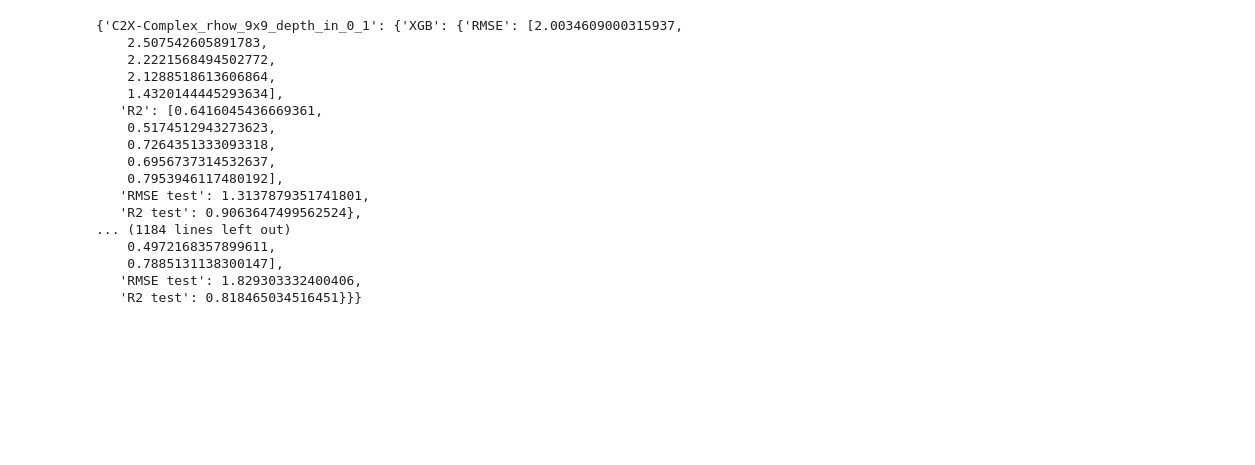
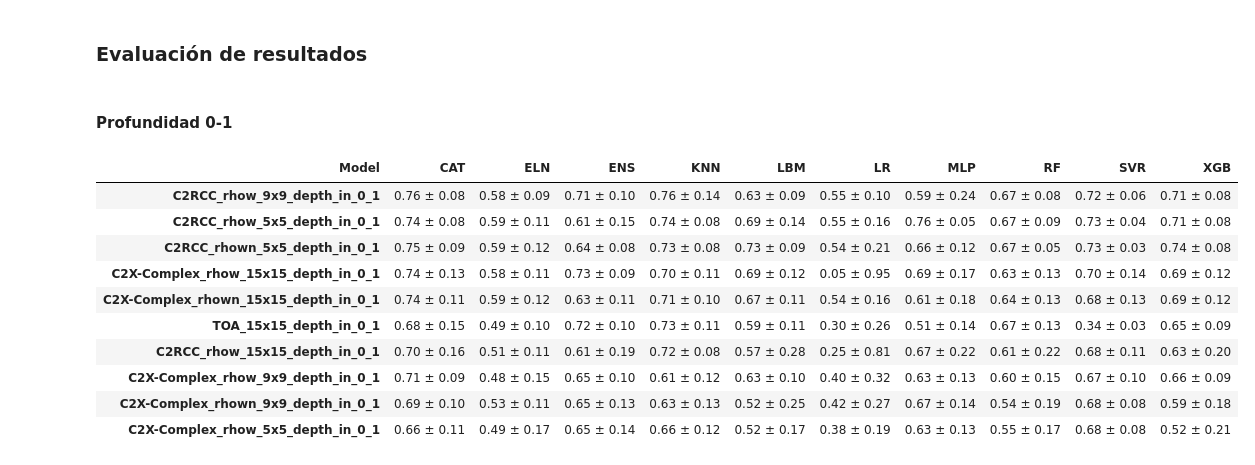
Before and after one commit to Antonio-MI/mar-menor-chl, a Jupyter notebook: Entrenamiento_Final.ipynb, the cells around one changed output. Saved outputs shown, nothing was run; the diff lists cells and outputs as text; code cells hidden in the pictures; blank space fills up the shorter version.

```diff
--- a/Entrenamiento_Final.ipynb
+++ b/Entrenamiento_Final.ipynb
@@ -566,20 +571,57 @@ df_sorted
-# %%
-results
-# %% [output]
-{'C2X-Complex_rhow_9x9_depth_in_0_1': {'XGB': {'RMSE': [2.0034609000315937,
-    2.507542605891783,
-    2.2221568494502772,
-    2.1288518613606864,
-    1.4320144445293634],
-   'R2': [0.6416045436669361,
-    0.5174512943273623,
-    0.7264351333093318,
-    0.6956737314532637,
-    0.7953946117480192],
-   'RMSE test': 1.3137879351741801,
-   'R2 test': 0.9063647499562524},
-... (1184 lines left out)
-    0.4972168357899611,
-    0.7885131138300147],
-   'RMSE test': 1.829303332400406,
-   'R2 test': 0.818465034516451}}}
+# %% [markdown]
+### Evaluación de resultados
+# %%
+def create_df_results(results):
+    rows = []
+    for df_name, model_scores in results.items():
+        row = {}
+        for model_name, metrics in model_scores.items():
+            for metric_name, values in metrics.items():
+                if isinstance(values, list):  # Solo para los que tienen listas (folds)
+                    mean_val = np.mean(values)
+                    std_val = np.std(values)
+                    row[(metric_name, model_name)] = f"{mean_val:.2f} ± {std_val:.2f}"
+                else:
+                    # Para el ensemble que tiene un único valor
+                    row[(metric_name, model_name)] = f"{values:.2f}"
+        rows.append((df_name, row))
+
+    df_results = pd.DataFrame.from_dict(dict(rows), orient="index")
+    df_results.columns = pd.MultiIndex.from_tuples(df_results.columns, names=["Metric", "Model"])
+    df_results = df_results.sort_index(axis=1, level=0)
+    df_results = df_results.sort_index(axis=0)
+
+    df_sorted = df_results["R2 test"].copy()
+    df_sorted["max_R2"] = df_sorted.max(axis=1)
+    df_sorted = df_sorted.sort_values("max_R2", ascending=False)
+    df_sorted_test = df_sorted.drop(columns="max_R2")
+
+    df_sorted = df_results["R2"].copy()
+    df_sorted["max_R2"] = df_sorted.max(axis=1)
+    df_sorted = df_sorted.sort_values("max_R2", ascending=False)
+    df_sorted_train = df_sorted.drop(columns="max_R2")
+
+    return df_sorted_train, df_sorted_test
+# %% [markdown]
+#### Profundidad 0-1
+# %%
+depth = "in_0_1"
+
+with open(f"training_results/results_entrenamiento_final_{depth}.pkl", "rb") as f:
+    results = pickle.load(f)
+
+results_train, results_test = create_df_results(results)
+# %%
+results_train
+# %% [output]
+| Model | CAT | ELN | ENS | KNN | LBM | LR | MLP | RF | SVR | XGB |
+| C2RCC_rhow_9x9_depth_in_0_1 | 0.76 ± 0.08 | 0.58 ± 0.09 | 0.71 ± 0.10 | 0.76 ± 0.14 | 0.63 ± 0.09 | 0.55 ± 0.10 | 0.59 ± 0.24 | 0.67 ± 0.08 | 0.72 ± 0.06 | 0.71 ± 0.08 |
+| C2RCC_rhow_5x5_depth_in_0_1 | 0.74 ± 0.08 | 0.59 ± 0.11 | 0.61 ± 0.15 | 0.74 ± 0.08 | 0.69 ± 0.14 | 0.55 ± 0.16 | 0.76 ± 0.05 | 0.67 ± 0.09 | 0.73 ± 0.04 | 0.71 ± 0.08 |
+| C2RCC_rhown_5x5_depth_in_0_1 | 0.75 ± 0.09 | 0.59 ± 0.12 | 0.64 ± 0.08 | 0.73 ± 0.08 | 0.73 ± 0.09 | 0.54 ± 0.21 | 0.66 ± 0.12 | 0.67 ± 0.05 | 0.73 ± 0.03 | 0.74 ± 0.08 |
+| C2X-Complex_rhow_15x15_depth_in_0_1 | 0.74 ± 0.13 | 0.58 ± 0.11 | 0.73 ± 0.09 | 0.70 ± 0.11 | 0.69 ± 0.12 | 0.05 ± 0.95 | 0.69 ± 0.17 | 0.63 ± 0.13 | 0.70 ± 0.14 | 0.69 ± 0.12 |
+| C2X-Complex_rhown_15x15_depth_in_0_1 | 0.74 ± 0.11 | 0.59 ± 0.12 | 0.63 ± 0.11 | 0.71 ± 0.10 | 0.67 ± 0.11 | 0.54 ± 0.16 | 0.61 ± 0.18 | 0.64 ± 0.13 | 0.68 ± 0.13 | 0.69 ± 0.12 |
+| TOA_15x15_depth_in_0_1 | 0.68 ± 0.15 | 0.49 ± 0.10 | 0.72 ± 0.10 | 0.73 ± 0.11 | 0.59 ± 0.11 | 0.30 ± 0.26 | 0.51 ± 0.14 | 0.67 ± 0.13 | 0.34 ± 0.03 | 0.65 ± 0.09 |
+| C2RCC_rhow_15x15_depth_in_0_1 | 0.70 ± 0.16 | 0.51 ± 0.11 | 0.61 ± 0.19 | 0.72 ± 0.08 | 0.57 ± 0.28 | 0.25 ± 0.81 | 0.67 ± 0.22 | 0.61 ± 0.22 | 0.68 ± 0.11 | 0.63 ± 0.20 |
+| C2X-Complex_rhow_9x9_depth_in_0_1 | 0.71 ± 0.09 | 0.48 ± 0.15 | 0.65 ± 0.10 | 0.61 ± 0.12 | 0.63 ± 0.10 | 0.40 ± 0.32 | 0.63 ± 0.13 | 0.60 ± 0.15 | 0.67 ± 0.10 | 0.66 ± 0.09 |
+| C2X-Complex_rhown_9x9_depth_in_0_1 | 0.69 ± 0.10 | 0.53 ± 0.11 | 0.65 ± 0.13 | 0.63 ± 0.13 | 0.52 ± 0.25 | 0.42 ± 0.27 | 0.67 ± 0.14 | 0.54 ± 0.19 | 0.68 ± 0.08 | 0.59 ± 0.18 |
+| C2X-Complex_rhow_5x5_depth_in_0_1 | 0.66 ± 0.11 | 0.49 ± 0.17 | 0.65 ± 0.14 | 0.66 ± 0.12 | 0.52 ± 0.17 | 0.38 ± 0.19 | 0.63 ± 0.13 | 0.55 ± 0.17 | 0.68 ± 0.08 | 0.52 ± 0.21 |
```
Also changed, not shown: parts of 23 cells of this notebook, 3 other files.
